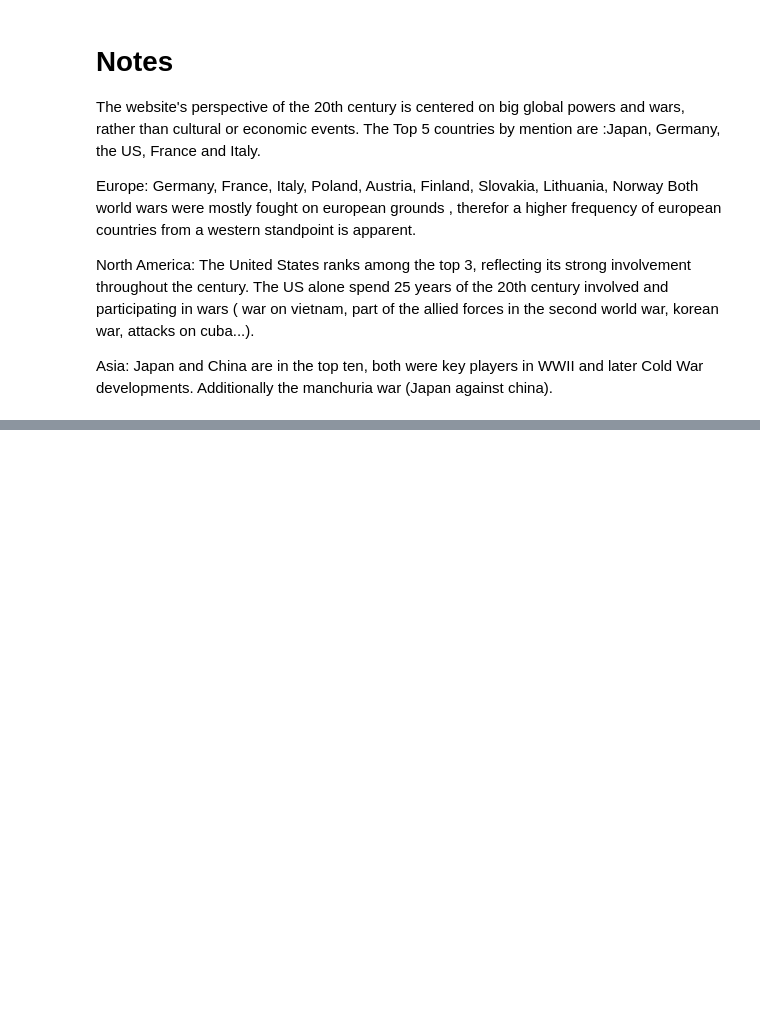
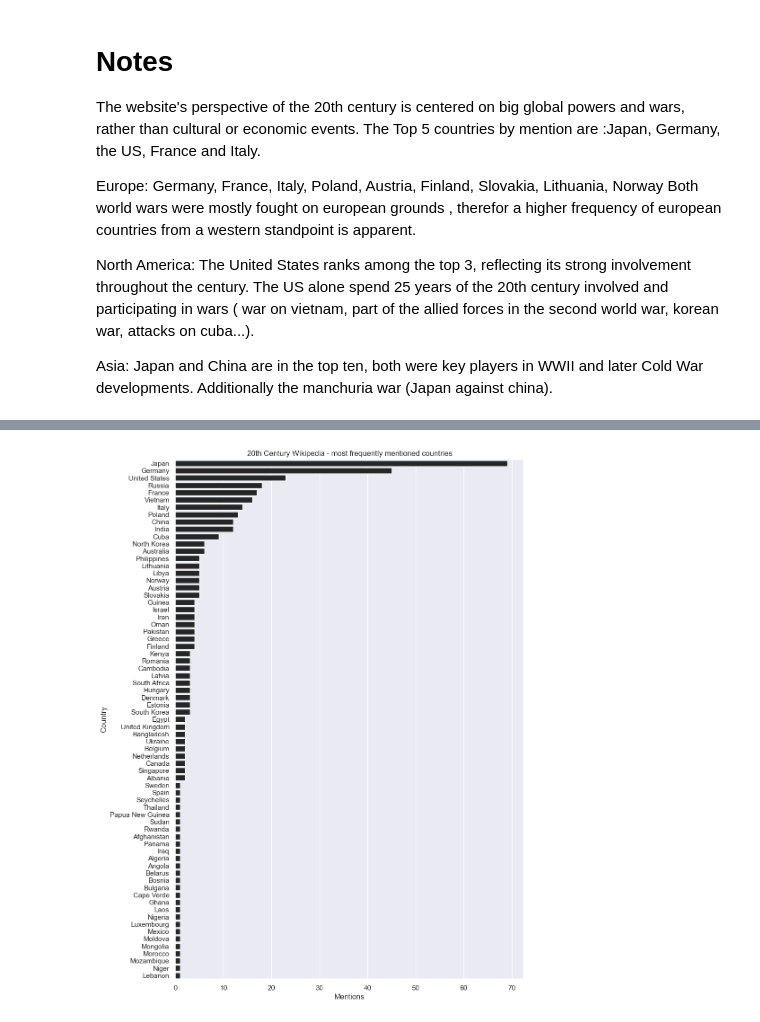
Before and after one commit to ANeumann78/20th-century, a Jupyter notebook: 1.5_Countries_frequency.ipynb, the cells around one changed output, grey strips where cells are left out. Cells and saved outputs as stored; diff of their text form; code cells hidden in the pictures; blank space fills up the shorter version.

```diff
--- a/1.5_Countries_frequency.ipynb
+++ b/1.5_Countries_frequency.ipynb
@@ -405,0 +452,12 @@ Asia: Japan and China are in the top ten, both were key players in WWII and late
+# %%
+text_clean = data.lower()
+# %%
+country_mentions = []
+# %%
+for country in countries:
+    count = text_clean.count(country.lower())
+
+    if count > 0:
+        country_mentions.append({"Country": country, "Mentions": count})
+# %%
+df_country_mentions = pd.DataFrame(country_mentions)
@@ -405,0 +504,7 @@ Asia: Japan and China are in the top ten, both were key players in WWII and late
+# %%
+plt.figure(figsize=(10, 15))
+with sns.dark_palette("#79C", 27):
+    sns.barplot(x = "Mentions", y = "Country",
+    saturation=0.9, data = df_country_mentions.sort_values("Mentions", ascending = False)).set_title("20th Century Wikipedia - most frequently mentioned countries")
+# %% [output]
+[figure, added]
```
Also changed, not shown: parts of 16 cells of this notebook.
